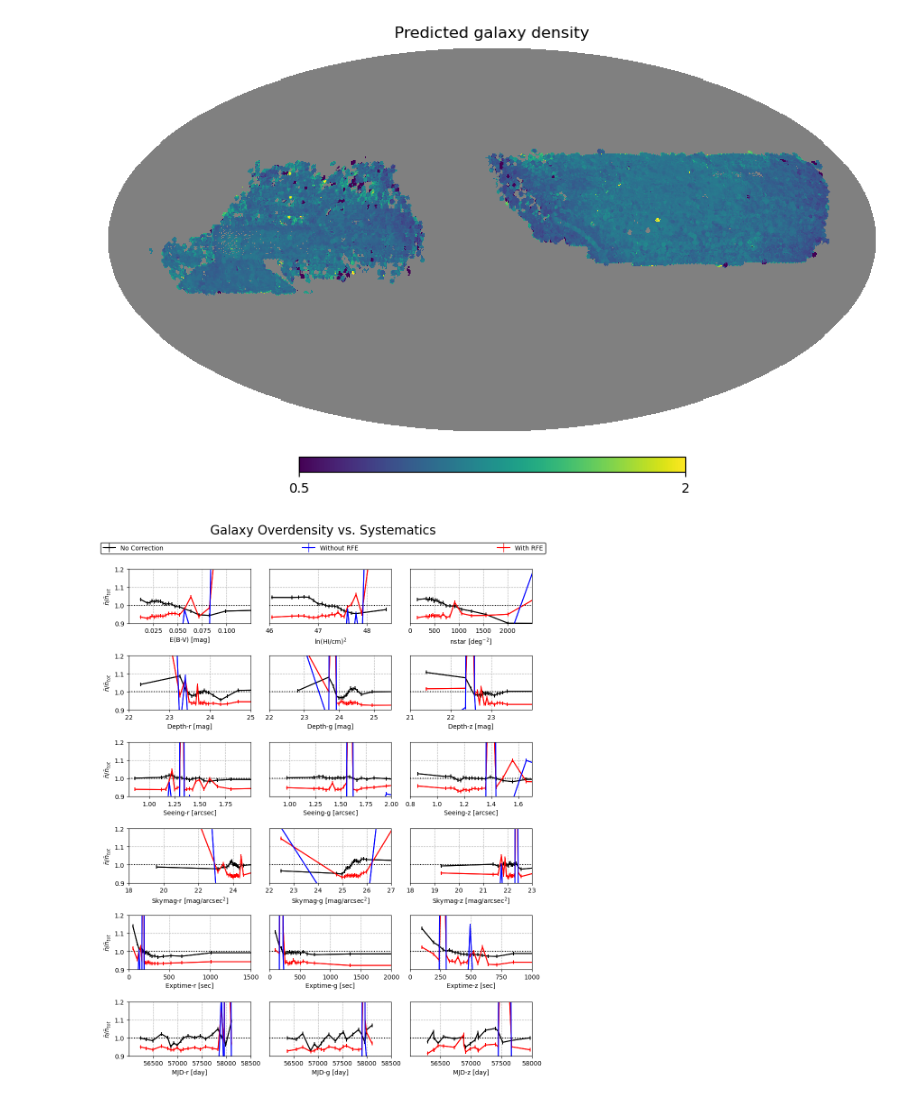
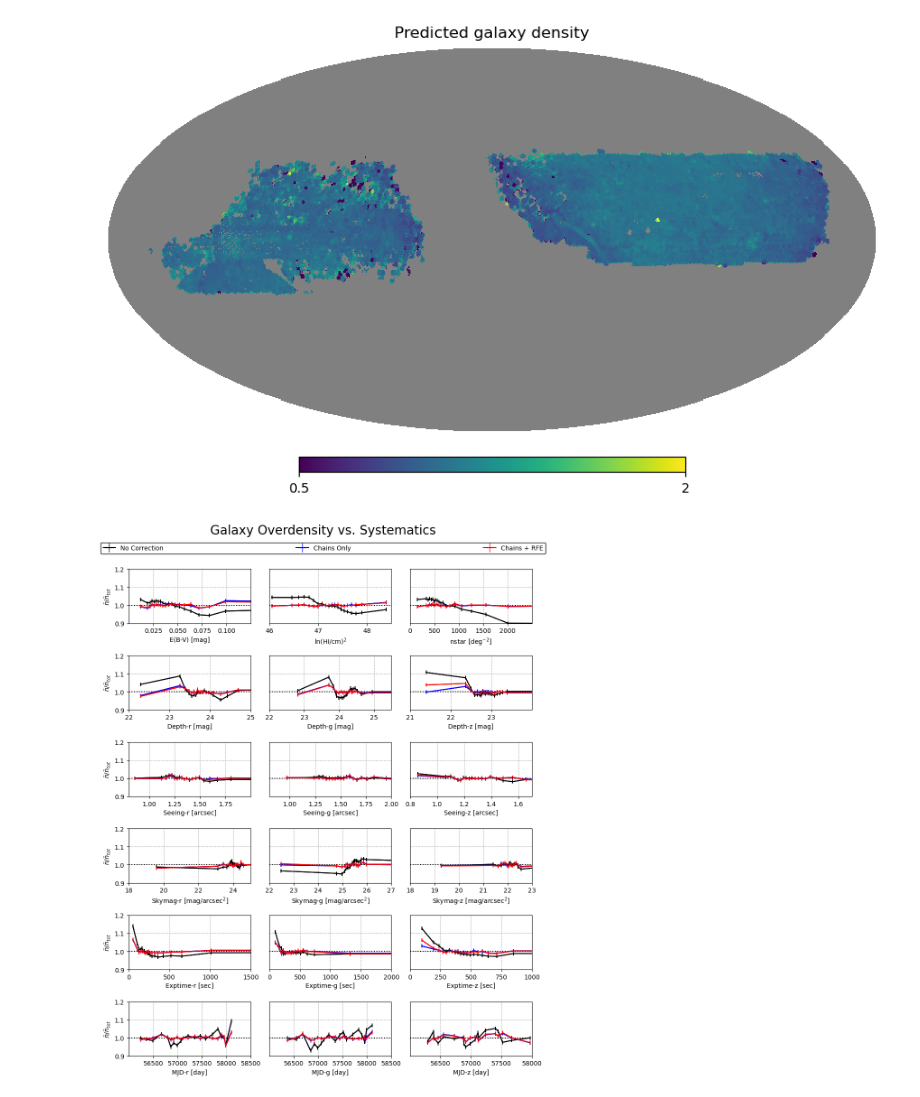
Before and after one commit to sbringman/sysnetdev, a Jupyter notebook: notebooks/feature_regession_tutorial.ipynb, the cells around one changed output. Drawn from its saved outputs; the diff is of its cells as text; code cells hidden in the pictures.

```diff
--- a/notebooks/feature_regession_tutorial.ipynb
+++ b/notebooks/feature_regession_tutorial.ipynb
@@ -221,3 +255,14 @@ hpix, nn_labels_demo = tm_demo.forward(input_path, axes=[i for i in range(num_fe
+# %%
+# Transpose and average the list to get the output of all 20 chains
+chains_only_labels = np.array(chains_only_labels)
+chains_only_labelsT = chains_only_labels.T
+
+chains_only_labels_ave = [np.average(pixel) for pixel in chains_only_labelsT]
+
+chains_rfe_labels = np.array(chains_rfe_labels)
+chains_rfe_labelsT = chains_rfe_labels.T
+
+chains_rfe_labels_ave = [np.average(pixel) for pixel in chains_rfe_labelsT]
 # %%
 # We can compare visually the output of all chains combined
 # Note that the model output is much smoother.
@@ -327,45 +372,45 @@ for i in range(6):
         feature_num = j + i*3
 
         # Plot the raw data and the nn model outputs
-        # We divide the input labels by the NN outputs to get the galaxy predicted
-        # by sysnet
+        # We divide the input labels by the NN outputs to get the true galaxy count
+        # without contamination by systematics.
         plot_feature(features[feature_num], input_["label"], input_["fracgood"], 20, axs[i, j], c="k")
-        plot_feature(features[feature_num], input_["label"] / nn_labels_rfe, input_["fracgood"], 20, axs[i, j], c="r")
-        plot_feature(features[feature_num], input_["label"] / nn_labels_demo, input_["fracgood"], 20, axs[i, j], c="b")
+        plot_feature(features[feature_num], input_["label"] / chains_only_labels_ave, input_["fracgood"], 20, axs[i, j], c="b")
+        plot_feature(features[feature_num], input_["label"] / chains_rfe_labels_ave, input_["fracgood"], 20, axs[i, j], c="r")
 
         # Set plotting variables
         axs[i, j].grid(linestyle="--")
         axs[i, j].set_xlim(left_x_lim[i][j], right_x_lim[i][j])
         axs[i, j].set_ylim(0.9, 1.2)
         axs[i, j].axhline(y=1, c="k", linestyle=":")
         axs[i, j].set_xlabel(x_labels[i][j])
         axs[i, j].set_xticks(axvline_vals[i][j])
 
         if j == 0:
             axs[i, j].set_ylabel(r"$\bar n / \bar n_{tot}$")
         else:
             axs[i, j].tick_params(left=False)
 
 # Create the legend
 raw_data_label = mlines.Line2D([], [], color='k', marker='+',
                           markersize=15, label='No Correction')
 
-rfe_label = mlines.Line2D([], [], color='r', marker='+',
-                          markersize=15, label='With RFE')
+chains_rfe_label = mlines.Line2D([], [], color='r', marker='+',
+                          markersize=15, label='Chains + RFE')
 
-demo_label = mlines.Line2D([], [], color='b', marker='+',
-                          markersize=15, label='Without RFE')
+chains_only_label = mlines.Line2D([], [], color='b', marker='+',
+                          markersize=15, label='Chains Only')
 
 
 legend_handles.append(raw_data_label)
-legend_handles.append(demo_label)
-legend_handles.append(rfe_label)
+legend_handles.append(chains_only_label)
+legend_handles.append(chains_rfe_label)
 
 fig.legend(handles=legend_handles, bbox_to_anchor=(0., 0.9, 1., .102), loc='upper center',
            ncols=3, fancybox="False", mode='expand', framealpha=1, edgecolor="black")
 
 fig.suptitle("Galaxy Overdensity vs. Systematics", fontsize="20", y = 1.03)
 fig.tight_layout()
 plt.show()
 # %% [output]
-[figure, old version]
+[figure, new version]
```
Also changed, not shown: parts of 18 cells of this notebook, 1 other file.
